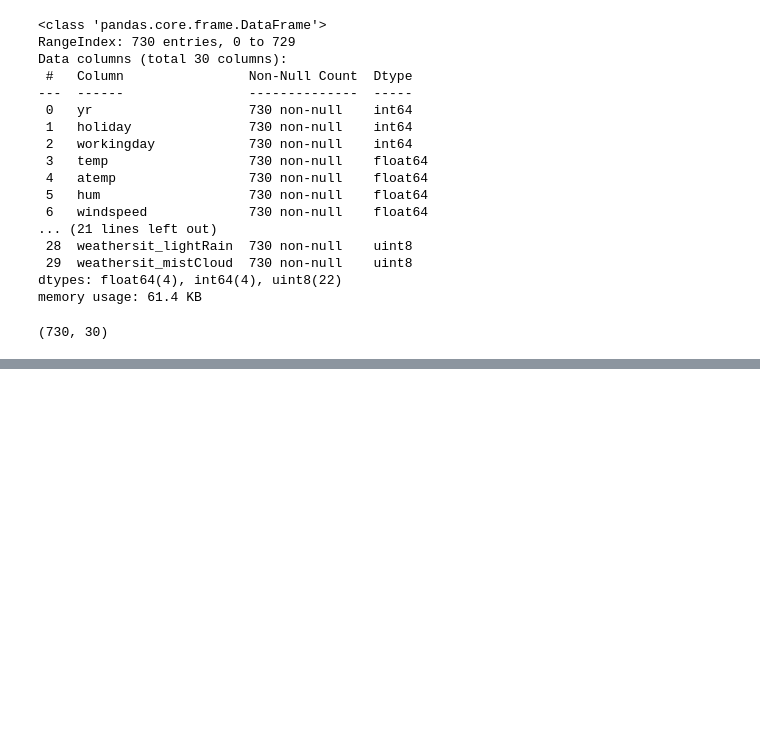
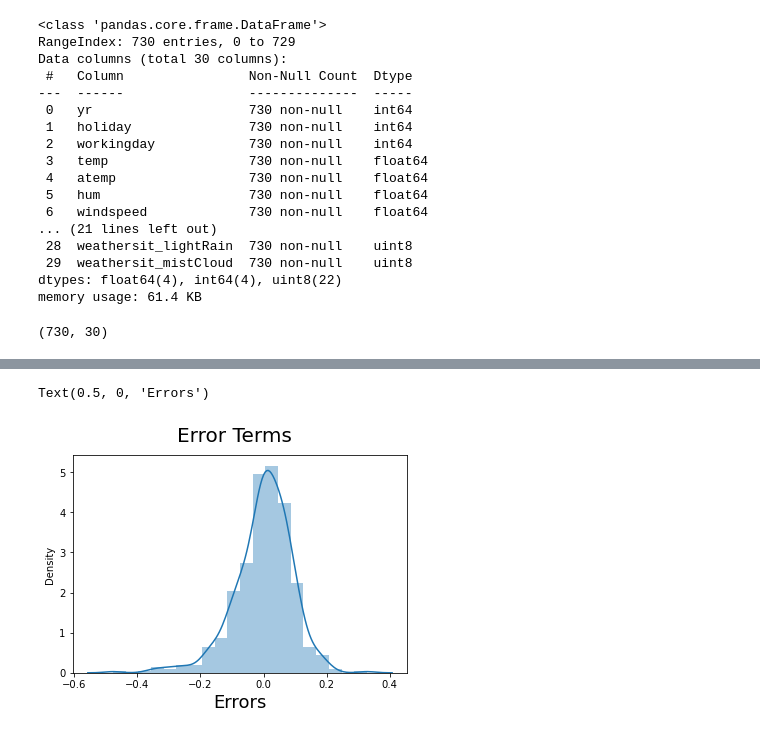
Before and after one commit to ravi2106shekhar/BikeSharingMLR, a Jupyter notebook: RAVI_SHEKHAR_Bike Sharing Assignment.ipynb, the cells around one changed output, grey strips where cells are left out. Saved outputs shown, nothing was run; the diff lists cells and outputs as text; code cells hidden in the pictures; blank space fills up the shorter version.

```diff
--- a/RAVI_SHEKHAR_Bike Sharing Assignment.ipynb
+++ b/RAVI_SHEKHAR_Bike Sharing Assignment.ipynb
@@ -304,0 +535,10 @@ Index(['holiday', 'season_summer', 'mnth_2', 'mnth_4', 'mnth_6', 'mnth_7',
+# %%
+## Model 4 removing season_winter as its have high p-value
+
+X_train_new = X_train_new.drop(["season_winter"], axis = 1)
+# %%
+# Add a constant
+X_train_lm4 = sm.add_constant(X_train_new)
+
+# Create a first fitted model
+lr4 = sm.OLS(y_train, X_train_lm4).fit()
@@ -304,0 +606,9 @@ Index(['holiday', 'season_summer', 'mnth_2', 'mnth_4', 'mnth_6', 'mnth_7',
+# %%
+## Model 5 removing mnth_5 as its have high p-value
+X_train_new = X_train_new.drop(["mnth_5"], axis = 1)
+# %%
+# Add a constant
+X_train_lm5 = sm.add_constant(X_train_new)
+
+# Create a first fitted model
+lr5 = sm.OLS(y_train, X_train_lm5).fit()
@@ -304,0 +675,14 @@ Index(['holiday', 'season_summer', 'mnth_2', 'mnth_4', 'mnth_6', 'mnth_7',
+# %%
+## Residual Analysis tests
+##So, now to check if the error terms are also normally distributed (which is infact, one of the major assumptions of linear regression), let us plot the histogram of the error terms and see what it looks like.
+
+y_train_pred = lr5.predict(X_train_lm5)
+res = y_train-y_train_pred
+# Plot the histogram of the error terms
+fig = plt.figure()
+sns.distplot((res), bins = 20)
+fig.suptitle('Error Terms', fontsize = 20)                  # Plot heading
+plt.xlabel('Errors', fontsize = 18)
+# %% [output]
+Text(0.5, 0, 'Errors')
+[figure, added]
```
Also changed, not shown: parts of 62 cells of this notebook.
